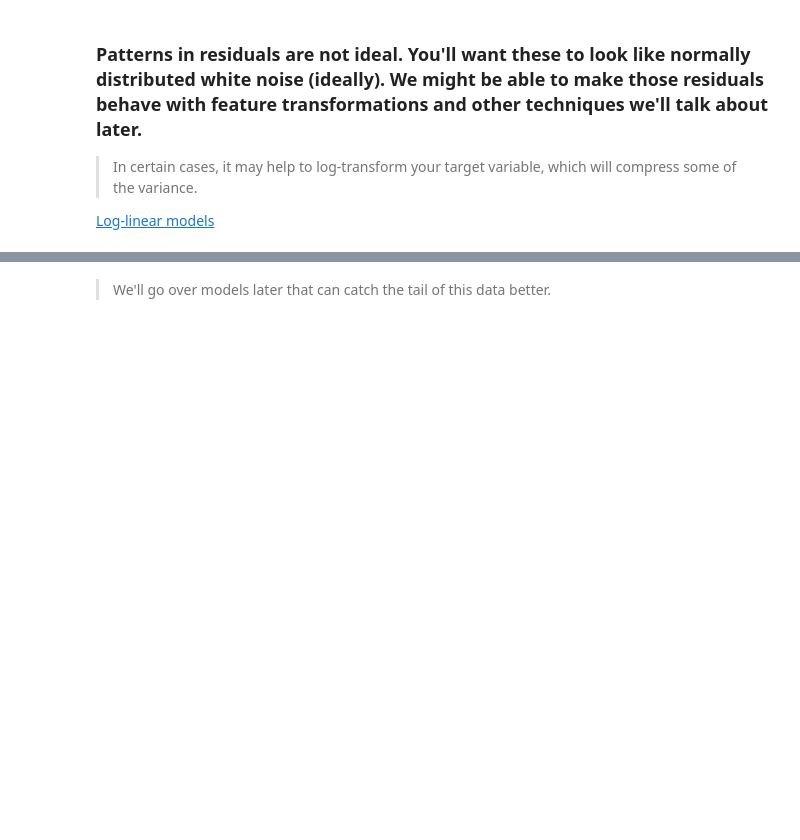
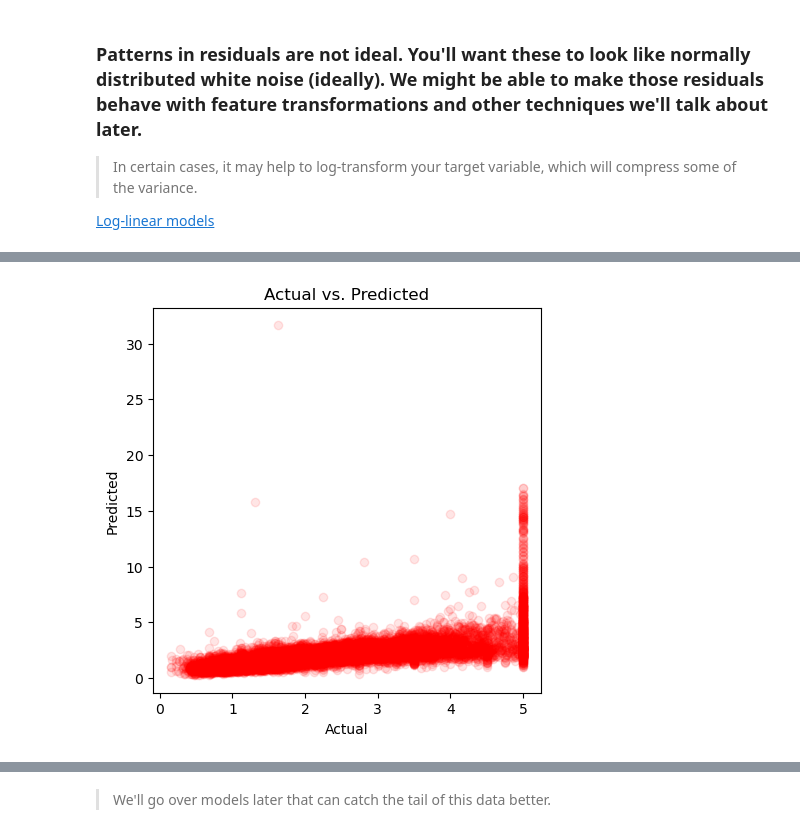
Before and after one commit to msaricaumbc/DS602, a Jupyter notebook: week4 - linear-regression/linear-regression-and-regularization.ipynb, the cells around one changed output, grey strips where cells are left out. Drawn from its saved outputs; the diff is of its cells as text; code cells hidden in the pictures; blank space fills up the shorter version.

```diff
--- a/week4 - linear-regression/linear-regression-and-regularization.ipynb
+++ b/week4 - linear-regression/linear-regression-and-regularization.ipynb
@@ -444,11 +627,13 @@ print(statsModelsCoefs.summary())
 # %%
 logyhat = statsModelsCoefs.predict(california_df[featureNames])
-logresid = logMV - logyhat
 
 plt.figure(figsize=(5,5))
-plt.plot(np.exp(logMV), np.exp(logyhat), 'ro', alpha=0.1)
+# plt.plot(np.exp(logMV), np.exp(logyhat), 'ro', alpha=0.1)
+plt.plot(california_df['MedHouseVal'], np.exp(logyhat), 'ro', alpha=0.1)
 plt.xlabel('Actual')
 plt.ylabel('Predicted')
 plt.title('Actual vs. Predicted')
 plt.show()
+# %% [output]
+[figure, added]
 # %%
```
Also changed, not shown: parts of 83 cells of this notebook.
